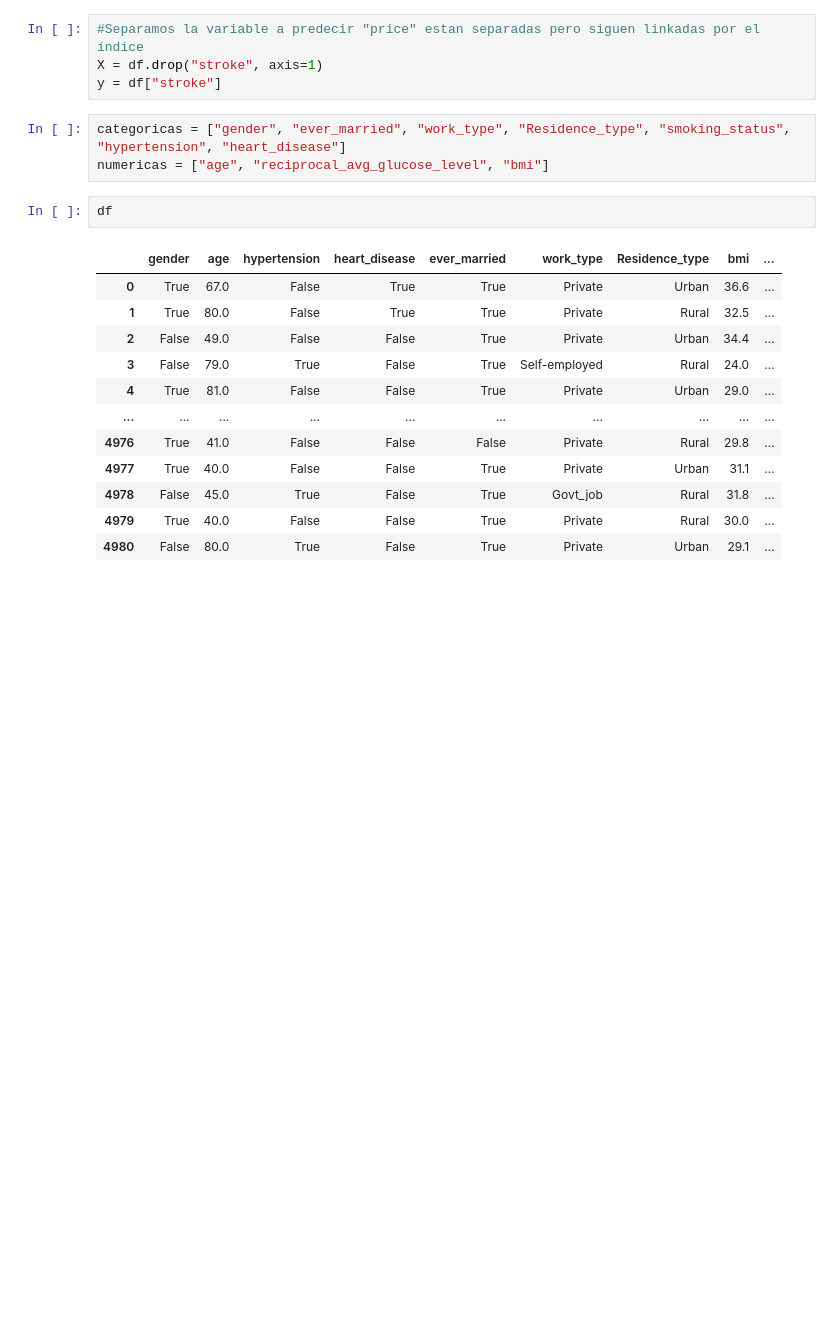
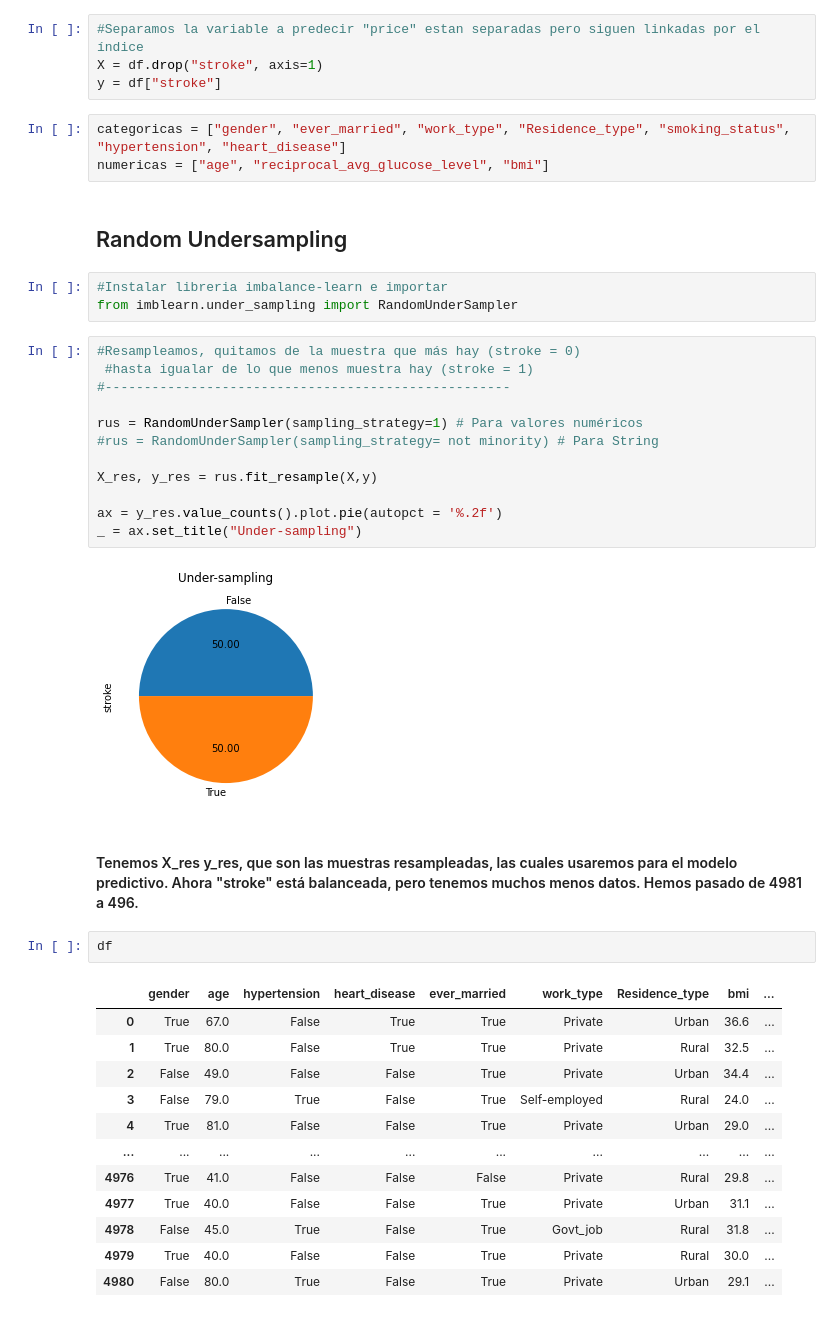
Before and after one commit to Factoria-F5-AI-Bootcamp-1-Edicion/Equipo-Corazon, a Jupyter notebook: stroke_ictus.ipynb, the cells around one changed output. Cells and saved outputs as stored; diff of their text form; blank space fills up the shorter version.

```diff
--- a/stroke_ictus.ipynb
+++ b/stroke_ictus.ipynb
@@ -357,6 +394,27 @@ y = df["stroke"]
 # %%
 categoricas = ["gender", "ever_married", "work_type", "Residence_type", "smoking_status", "hypertension", "heart_disease"]
 numericas = ["age", "reciprocal_avg_glucose_level", "bmi"]
+# %% [markdown]
+## Random Undersampling
+# %%
+#Instalar libreria imbalance-learn e importar
+from imblearn.under_sampling import RandomUnderSampler
+# %%
+#Resampleamos, quitamos de la muestra que más hay (stroke = 0)
+ #hasta igualar de lo que menos muestra hay (stroke = 1)
+#----------------------------------------------------
+
+rus = RandomUnderSampler(sampling_strategy=1) # Para valores numéricos
+#rus = RandomUnderSampler(sampling_strategy= not minority) # Para String
+
+X_res, y_res = rus.fit_resample(X,y)
+
+ax = y_res.value_counts().plot.pie(autopct = '%.2f')
+_ = ax.set_title("Under-sampling")
+# %% [output]
+[figure, added]
+# %% [markdown]
+#### Tenemos X_res y_res, que son las muestras resampleadas, las cuales usaremos para el modelo predictivo. Ahora "stroke" está balanceada, pero tenemos muchos menos datos. Hemos pasado de 4981 a 496.
 # %%
 df
 # %% [output]
```
Also changed, not shown: parts of 26 cells of this notebook.
